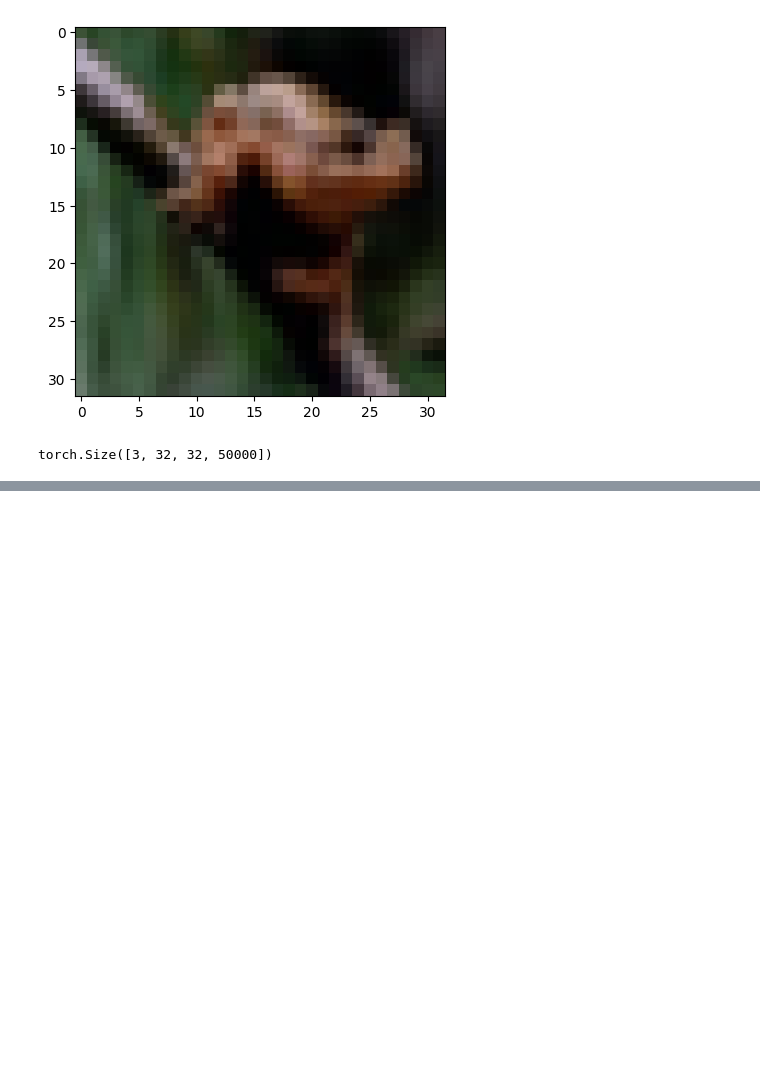
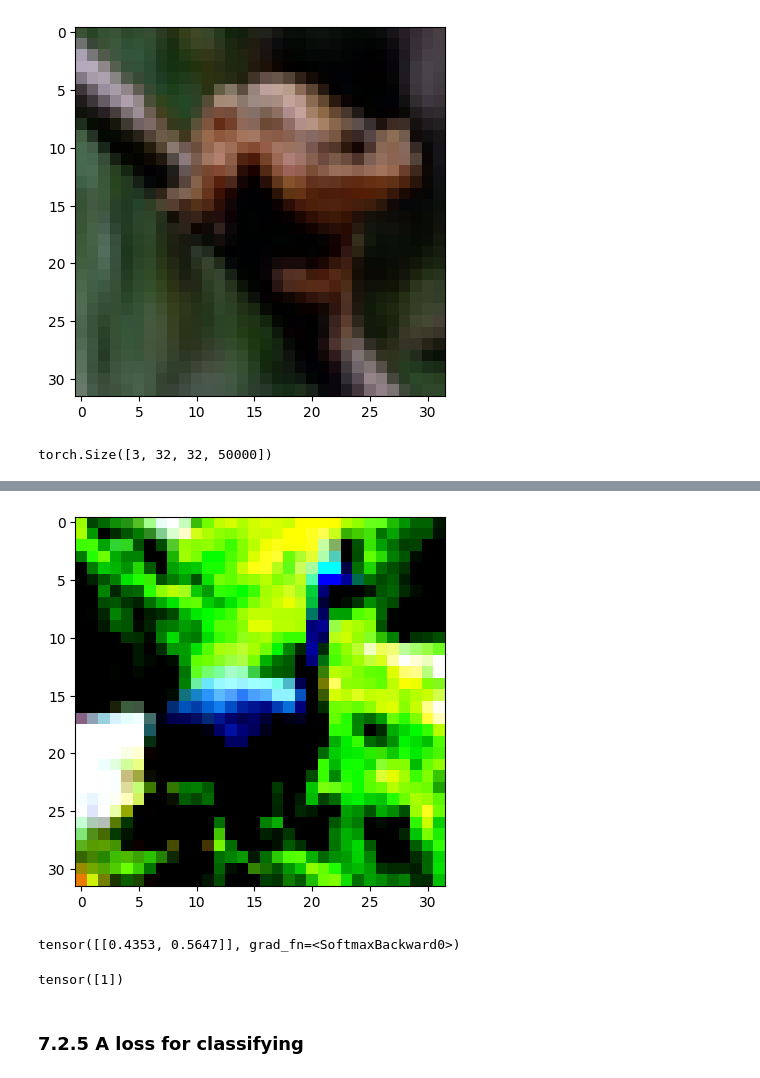
Before and after one commit to Gonzalo-Ortega/Stereotypical-Behavior-Classification, a Jupyter notebook: PyTorch_Testing_Gonzalo.ipynb, the cells around one changed output, grey strips where cells are left out. Drawn from its saved outputs; the diff is of its cells as text; code cells hidden in the pictures; blank space fills up the shorter version.

```diff
--- a/PyTorch_Testing_Gonzalo.ipynb
+++ b/PyTorch_Testing_Gonzalo.ipynb
@@ -89,0 +127,6 @@ model = nn.Sequential(
+# %%
+img, _ = transformed_cifar2[0]
+
+plt.imshow(img.permute(1, 2, 0))
+plt.show()
+# %% [output]
@@ -89,0 +134 @@ model = nn.Sequential(
+[figure, added]
@@ -89,0 +137,12 @@ model = nn.Sequential(
+# %%
+out = model(img_batch)
+out
+# %% [output]
+tensor([[0.4353, 0.5647]], grad_fn=<SoftmaxBackward0>)
+# %%
+_, index = torch.max(out, dim=1)
+index
+# %% [output]
+tensor([1])
+# %% [markdown]
+### 7.2.5 A loss for classifying
```
Also changed, not shown: parts of 19 cells of this notebook.
